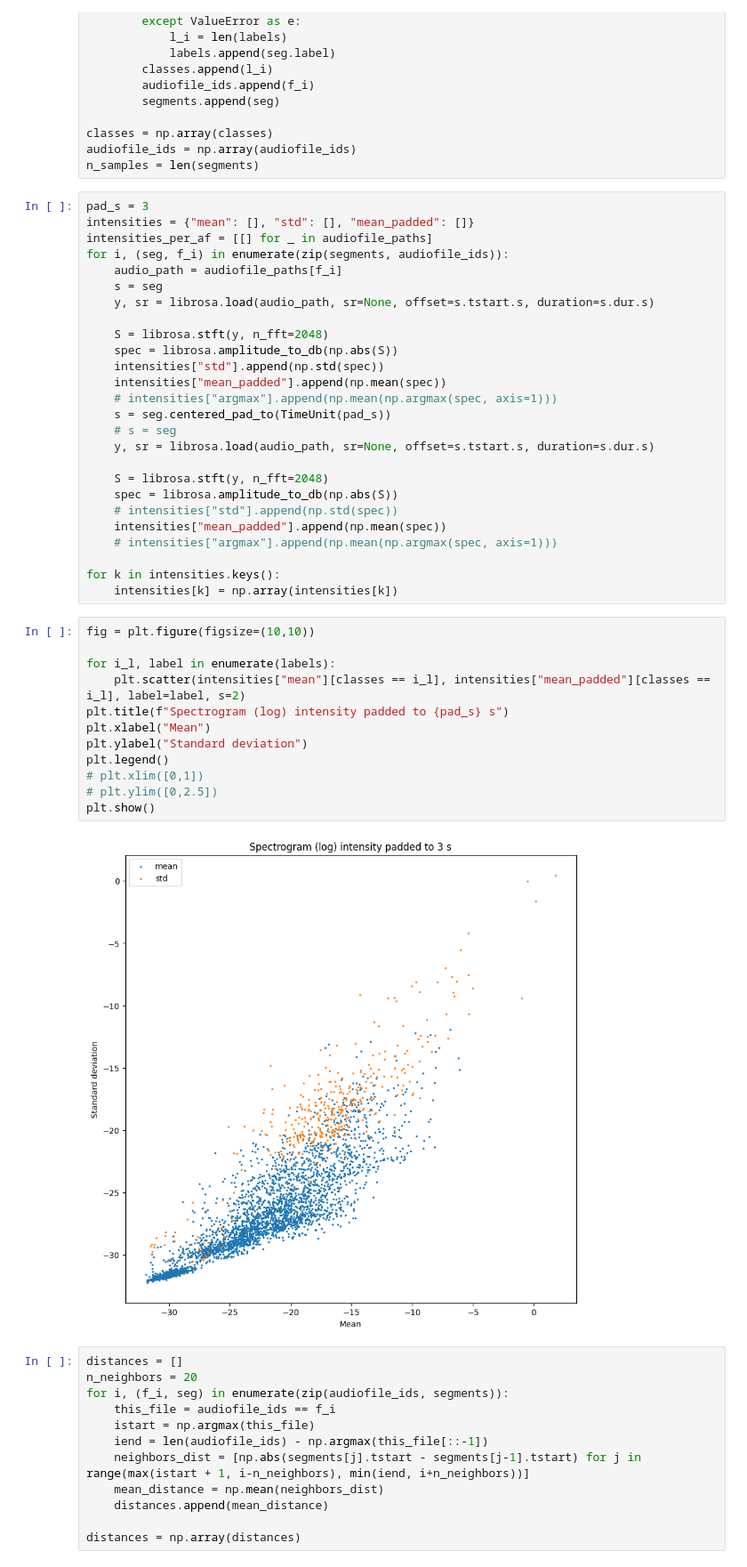
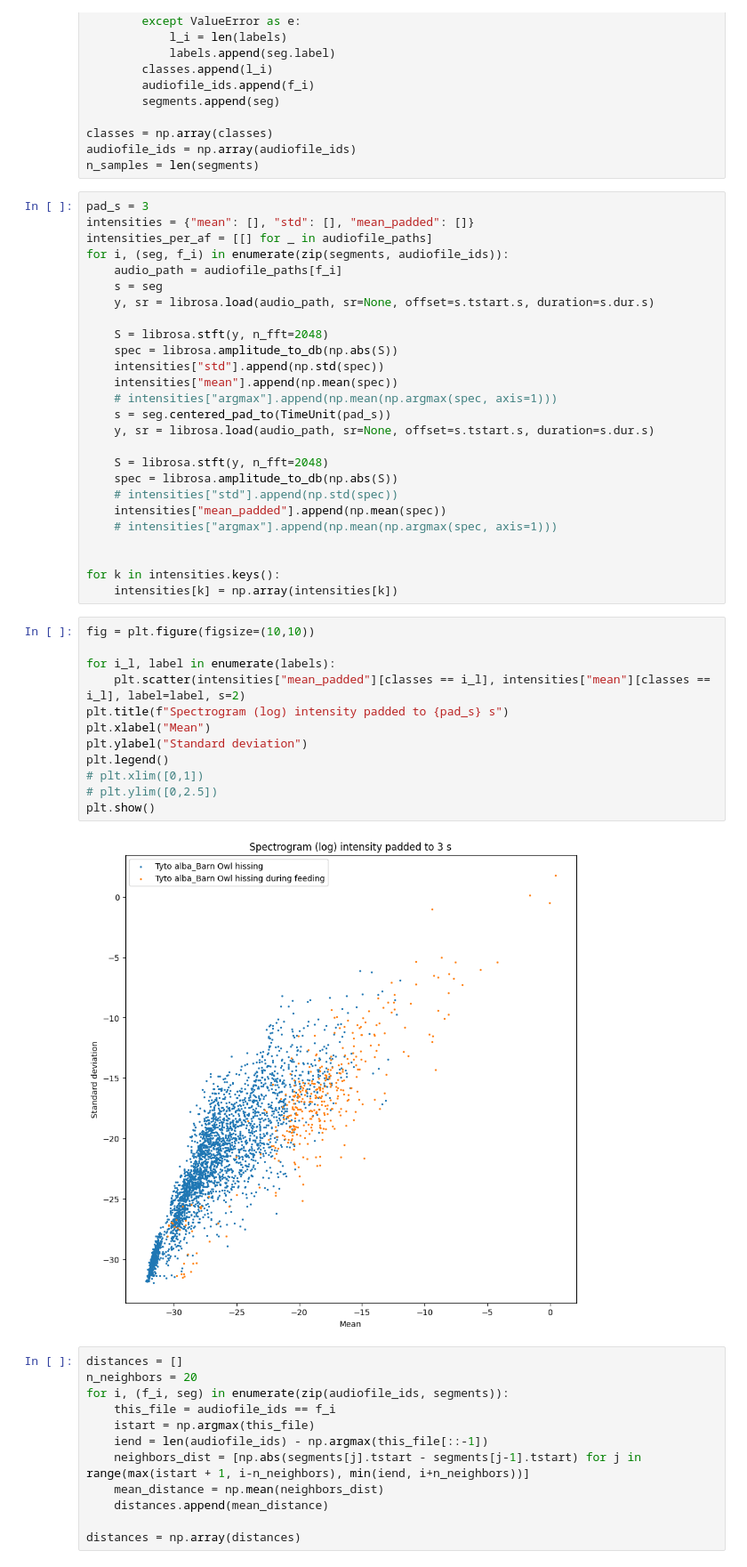
Before and after one commit to plaf2000/tytalb, a Jupyter notebook: during_feeding_vs_not.ipynb, the cells around one changed output. Shown: that part at 89% size. Drawn from its saved outputs; the diff is of its cells as text.

```diff
--- a/during_feeding_vs_not.ipynb
+++ b/during_feeding_vs_not.ipynb
@@ -61,10 +55,9 @@ for i, (seg, f_i) in enumerate(zip(segments, audiofile_ids)):
     S = librosa.stft(y, n_fft=2048)
     spec = librosa.amplitude_to_db(np.abs(S))
     intensities["std"].append(np.std(spec))
-    intensities["mean_padded"].append(np.mean(spec))
+    intensities["mean"].append(np.mean(spec))
     # intensities["argmax"].append(np.mean(np.argmax(spec, axis=1)))
     s = seg.centered_pad_to(TimeUnit(pad_s))
-    # s = seg
     y, sr = librosa.load(audio_path, sr=None, offset=s.tstart.s, duration=s.dur.s)
 
     S = librosa.stft(y, n_fft=2048)
@@ -73,22 +66,23 @@ for i, (seg, f_i) in enumerate(zip(segments, audiofile_ids)):
     intensities["mean_padded"].append(np.mean(spec))
     # intensities["argmax"].append(np.mean(np.argmax(spec, axis=1)))
 
+
 for k in intensities.keys():
     intensities[k] = np.array(intensities[k])
 # %%
 fig = plt.figure(figsize=(10,10))
 
 for i_l, label in enumerate(labels):
-    plt.scatter(intensities["mean"][classes == i_l], intensities["mean_padded"][classes == i_l], label=label, s=2)
+    plt.scatter(intensities["mean_padded"][classes == i_l], intensities["mean"][classes == i_l], label=label, s=2)
 plt.title(f"Spectrogram (log) intensity padded to {pad_s} s")
 plt.xlabel("Mean")
 plt.ylabel("Standard deviation")
 plt.legend()
 # plt.xlim([0,1])
 # plt.ylim([0,2.5])
 plt.show()
 # %% [output]
-[figure, old version]
+[figure, new version]
 # %%
 distances = []
 n_neighbors = 20
```
Also changed, not shown: parts of 5 cells of this notebook, 1 other file.
